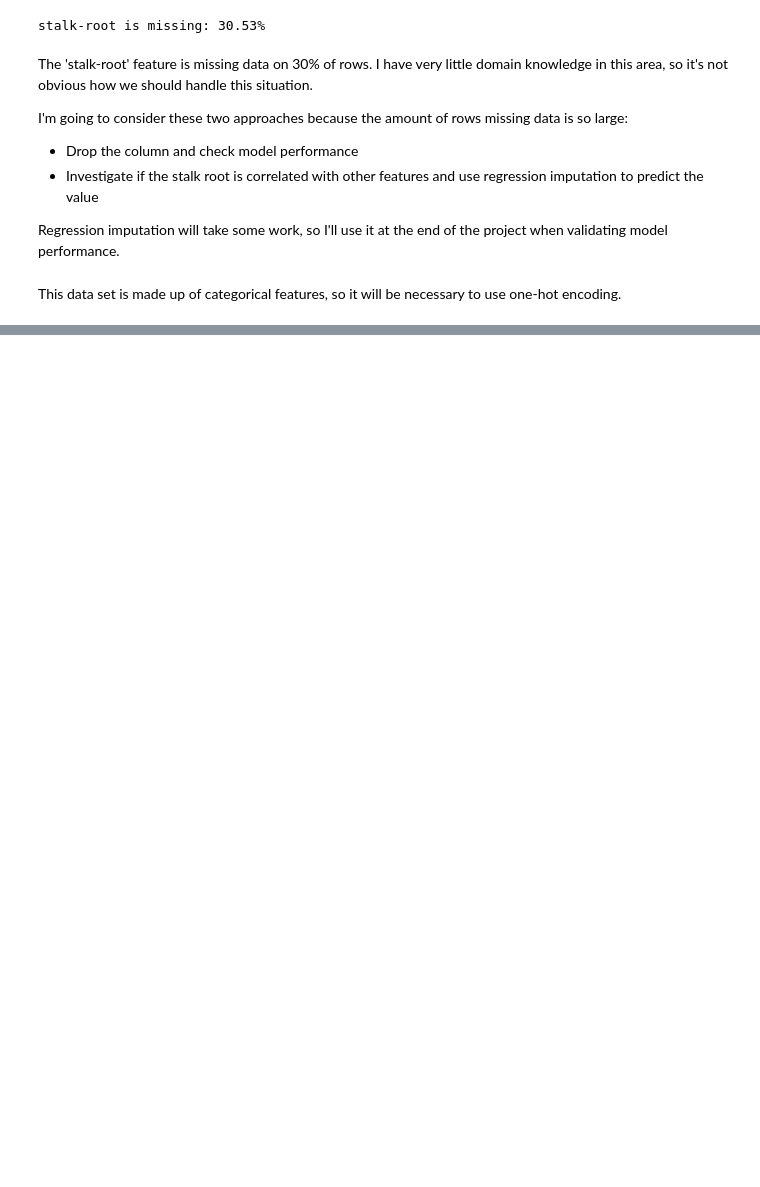
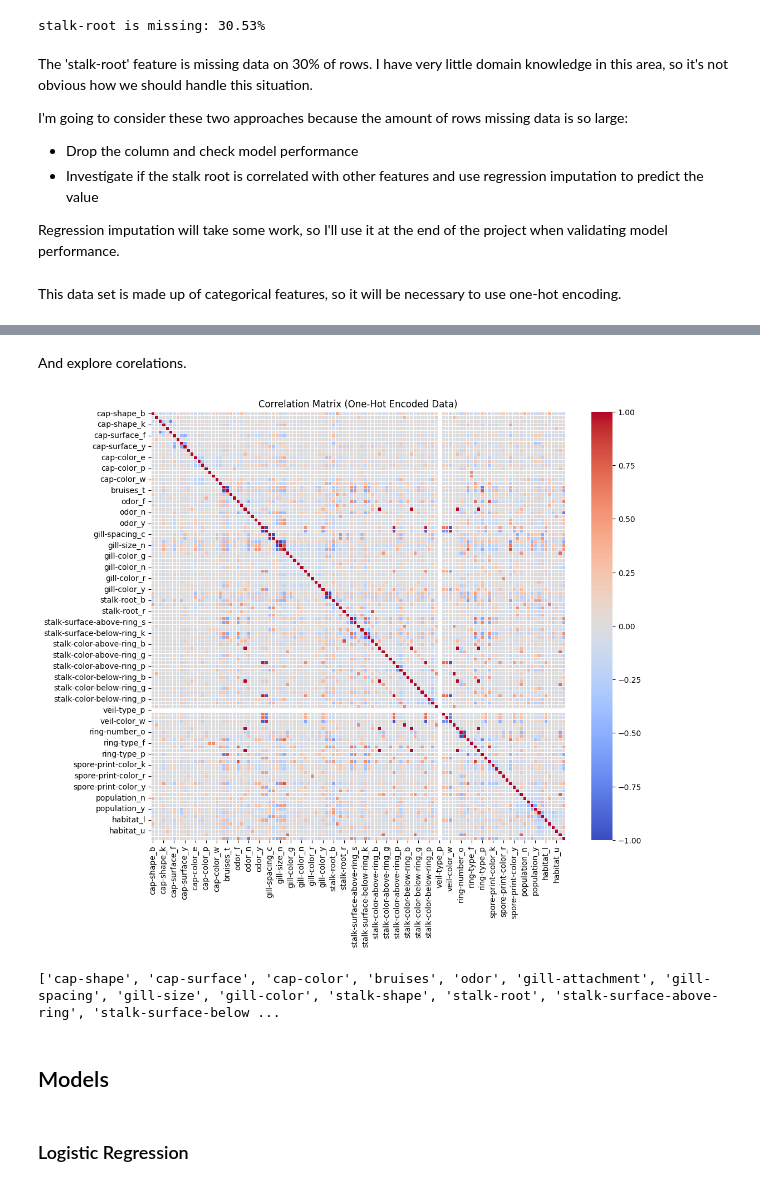
Before and after one commit to jollyjerr/mushroom_classification, a Jupyter notebook: project.ipynb, the cells around one changed output, grey strips where cells are left out. Drawn from its saved outputs; the diff is of its cells as text; code cells hidden in the pictures; blank space fills up the shorter version.

```diff
--- a/project.ipynb
+++ b/project.ipynb
@@ -144,0 +190,38 @@ memory usage: 7.0 MB
+# %% [markdown]
+And explore corelations.
+# %%
+import pandas as pd
+import numpy as np
+import seaborn as sns
+import matplotlib.pyplot as plt
+
+correlation_matrix = data.corr(method='pearson')
+
+plt.figure(figsize=(12, 10))
+sns.heatmap(correlation_matrix, cmap="coolwarm", linewidths=.5, fmt=".2f")
+plt.title("Correlation Matrix (One-Hot Encoded Data)")
+plt.show()
+# %% [output]
+[figure, added]
+# %%
+from scipy.stats import fisher_exact
+
+df = mushroom.data.features
+df['poisonous'] = mushroom.data.targets['poisonous'].map({'p': True, 'e': False})
+
+significantly_associated = []
+
+for column in df.columns:
+    if column != 'poisonous':
+        contingency_table = pd.crosstab(df[column], df['poisonous'])
+        _oddsratio, p = fisher_exact(contingency_table)
+        if p < 0.005:
+            significantly_associated.append(column)
+
+print(significantly_associated)
+# %% [output]
+['cap-shape', 'cap-surface', 'cap-color', 'bruises', 'odor', 'gill-attachment', 'gill-spacing', 'gill-size', 'gill-color', 'stalk-shape', 'stalk-root', 'stalk-surface-above-ring', 'stalk-surface-below ...
+# %% [markdown]
+## Models
+# %% [markdown]
+### Logistic Regression
```
Also changed, not shown: parts of 22 cells of this notebook, 1 other file.
